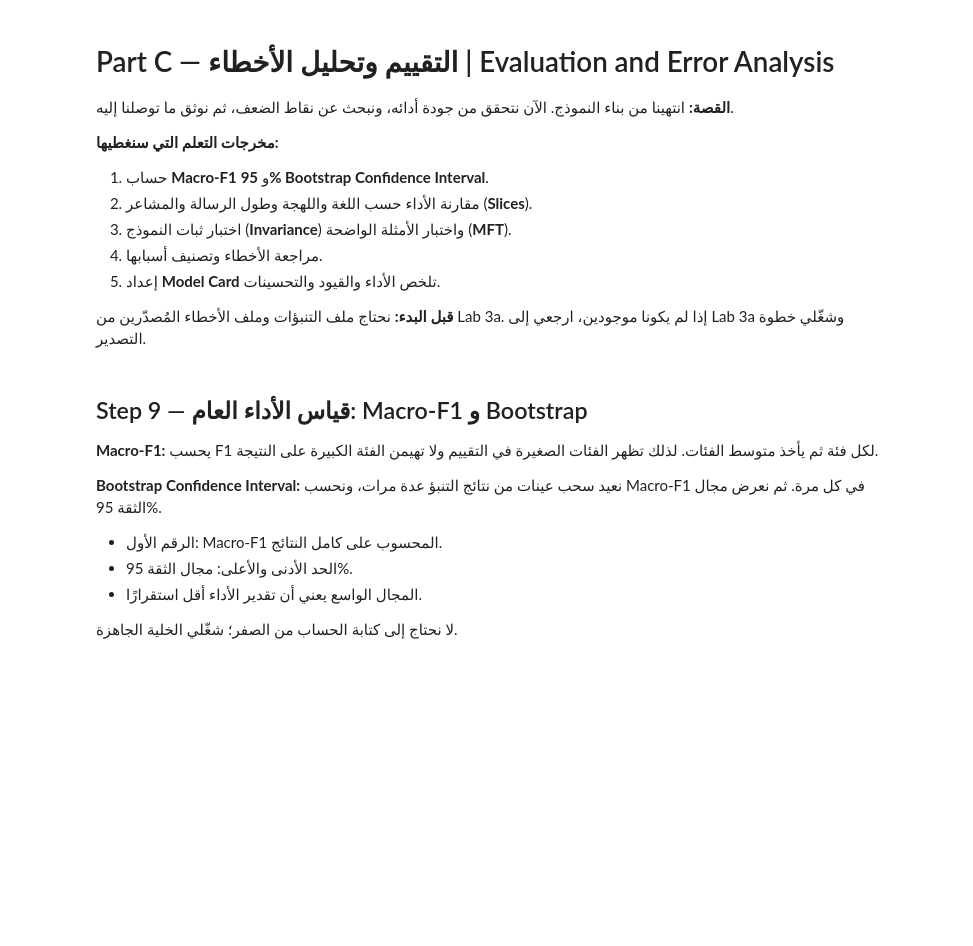
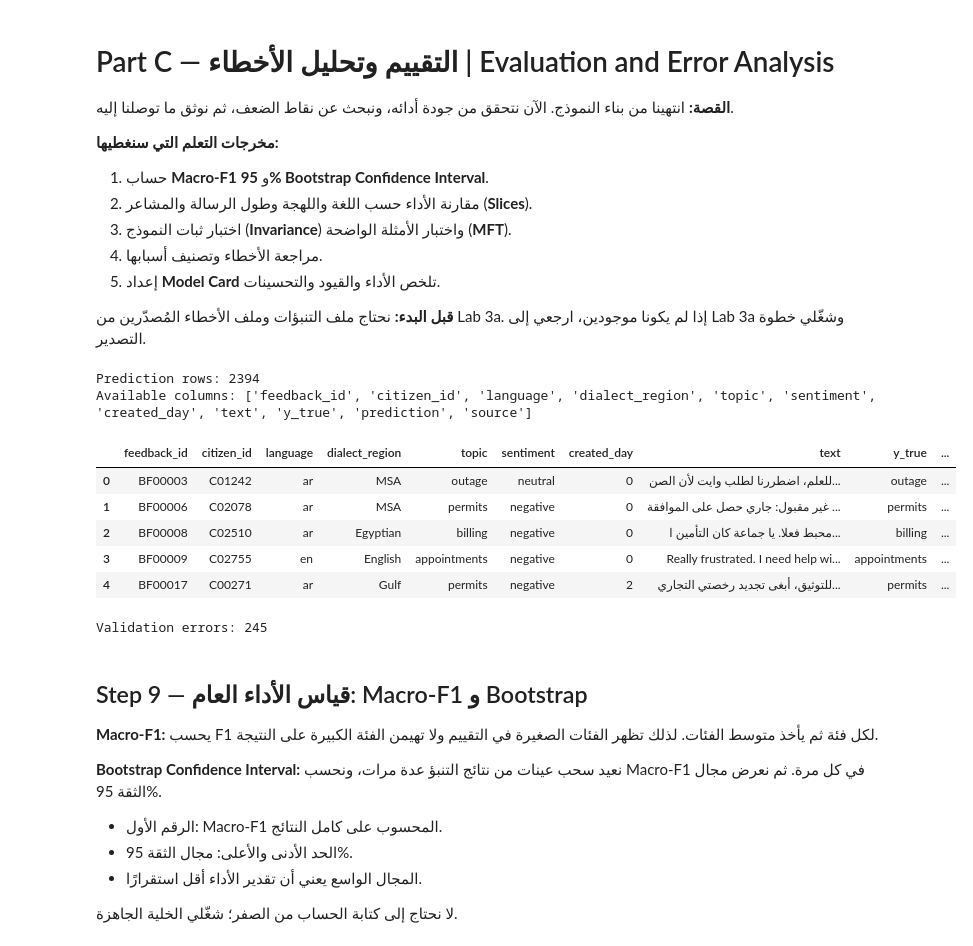
Before and after one commit to fatmabana311-oss/bayan-projecs, a Jupyter notebook: Copy_of_New_Day3_Bayan_Integrated_STUDENT.ipynb, the cells around one changed output. Cells and saved outputs as stored; diff of their text form; code cells hidden in the pictures; blank space fills up the shorter version.

```diff
--- a/Copy_of_New_Day3_Bayan_Integrated_STUDENT.ipynb
+++ b/Copy_of_New_Day3_Bayan_Integrated_STUDENT.ipynb
@@ -751,28 +783,38 @@ for label, index, vector in [
 # %%
 # 🔒 تحميل الملفات
 
 from pathlib import Path
 
-ARTIFACT_DIR = DATA_DIR / "artifacts"
+ARTIFACT_DIR = DATA_DIR / "/content/drive/MyDrive/NATURAL LANGUAGE PROCESSING WITH TRANSFORMER/Data"
 ARTIFACT_DIR.mkdir(exist_ok=True)
 
 pred_path = DATA_DIR / "day2_topic_test_predictions.csv"
 errors_path = DATA_DIR / "day2_validation_errors.csv"
 
 pred = pd.read_csv(pred_path) if pred_path.exists() else None
 errors = pd.read_csv(errors_path) if errors_path.exists() else None
 
 if pred is not None:
     print("Prediction rows:", len(pred))
     print("Available columns:", list(pred.columns))
     display(pred.head())
 else:
     print("Prediction file not found. Export it from Lab 3a first.")
 
 if errors is not None:
     print("Validation errors:", len(errors))
 else:
     print("Validation error file not found. Export it from Lab 3a first.")
+# %% [output]
+Prediction rows: 2394
+Available columns: ['feedback_id', 'citizen_id', 'language', 'dialect_region', 'topic', 'sentiment', 'created_day', 'text', 'y_true', 'prediction', 'source']
+|  | feedback_id | citizen_id | language | dialect_region | topic | sentiment | created_day | text | y_true | ... |
+| 0 | BF00003 | C01242 | ar | MSA | outage | neutral | 0 | للعلم، اضطررنا لطلب وايت لأن الصن... | outage | ... |
+| 1 | BF00006 | C02078 | ar | MSA | permits | negative | 0 | غير مقبول: جاري حصل على الموافقة ... | permits | ... |
+| 2 | BF00008 | C02510 | ar | Egyptian | billing | negative | 0 | محبط فعلا. يا جماعة كان التأمين ا... | billing | ... |
+| 3 | BF00009 | C02755 | en | English | appointments | negative | 0 | Really frustrated. I need help wi... | appointments | ... |
+| 4 | BF00017 | C00271 | ar | Gulf | permits | negative | 2 | للتوثيق، أبغى تجديد رخصتي التجاري... | permits | ... |
+Validation errors: 245
 # %% [markdown]
 ## Step 9 — قياس الأداء العام: Macro-F1 و Bootstrap
 
```
Also changed, not shown: parts of 18 cells of this notebook.
